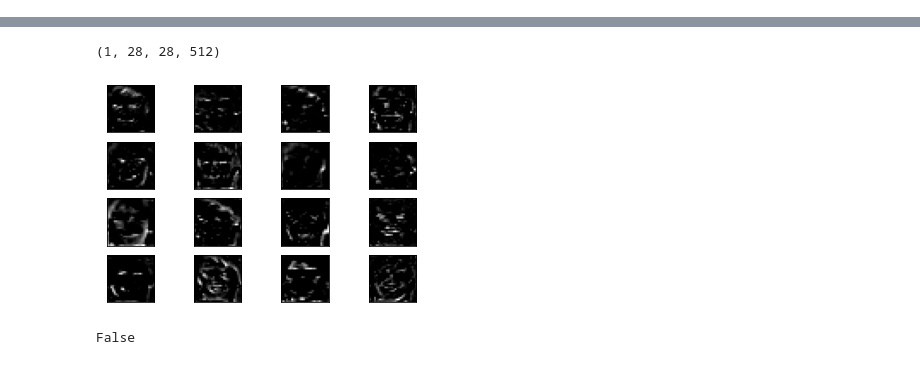
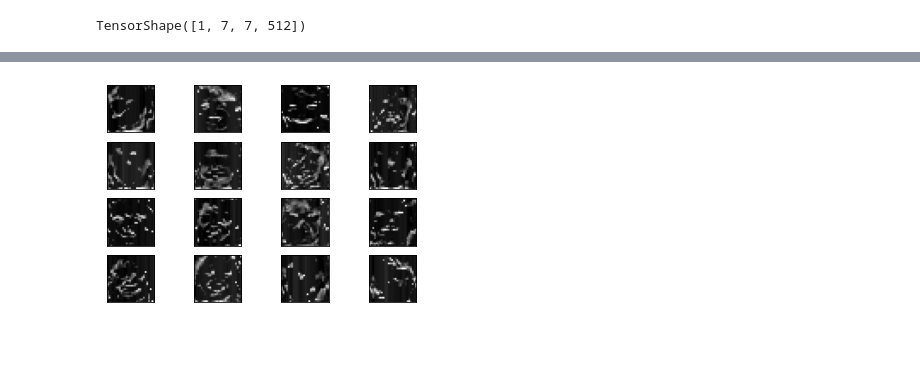
Before and after one commit to tanmayshah10/KinshipRecognition, a Jupyter notebook: tanmay/LayerVisualization.ipynb, the cells around one changed output, grey strips where cells are left out. Saved outputs shown, nothing was run; the diff lists cells and outputs as text; code cells hidden in the pictures.

Commit message:
Completed ConvTransformer block.

```diff
--- a/tanmay/LayerVisualization.ipynb
+++ b/tanmay/LayerVisualization.ipynb
@@ -83,14 +63,18 @@ _________________________________________________________________
 sample_img = glob(F"{TRAIN_FOLDERS_PATH}/*/*/*")[1250]
 sample_img = read_img(sample_img, INPUT_SHAPE)
 sample_img = tf.Variable(np.expand_dims(sample_img, axis=0), dtype=tf.float32, trainable=False)
+# %%
+backbone(sample_img).shape
+# %% [output]
+TensorShape([1, 7, 7, 512])
 # %%
 # Output for layer 1
-inputs = Input(shape=INPUT_SHAPE + (3,))
-seq = Sequential()
-seq.add(inputs)
-for l in backbone.layers[:12]:
-    seq.add(l)
-out = seq(sample_img)
+# inputs = Input(shape=INPUT_SHAPE + (3,))
+# seq = Sequential()
+# seq.add(inputs)
+# for l in backbone.layers[:12]:
+#     seq.add(l)
+# out = seq(sample_img)
 print(out.shape)
 ix = 1
 for i in range(4):
@@ -99,7 +83,7 @@ for i in range(4):
         ax.set_xticks([])
         ax.set_yticks([])
         # plot filter channel in grayscale
-        plt.imshow(out[0, :, :, 32+ix-1], cmap='gray')
+        plt.imshow(out[0, :, :, 48+ix-1], cmap='gray')
         ix += 1
 # show the figure
 plt.show()
@@ -109,5 +92,4 @@ plt.show()
-(1, 28, 28, 512)
-[figure, old version]
+[figure, new version]
 # %%
 class SelfAttentionKernel(Layer):
 
@@ -269,4 +185,0 @@ conv.build((224, 224, 3,))
-# %%
-conv.weights[1].trainable
-# %% [output]
-False
```
Also changed, not shown: parts of 18 cells of this notebook, 2 other files.
